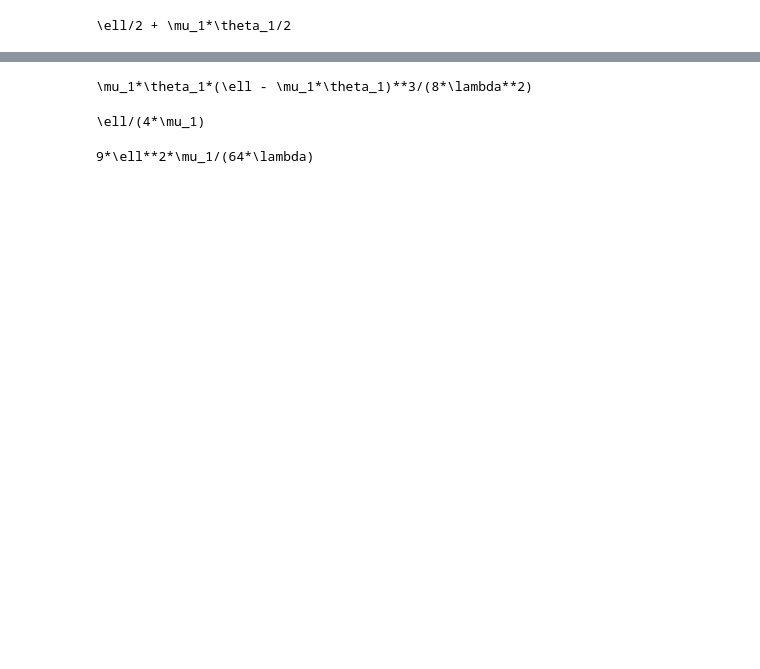
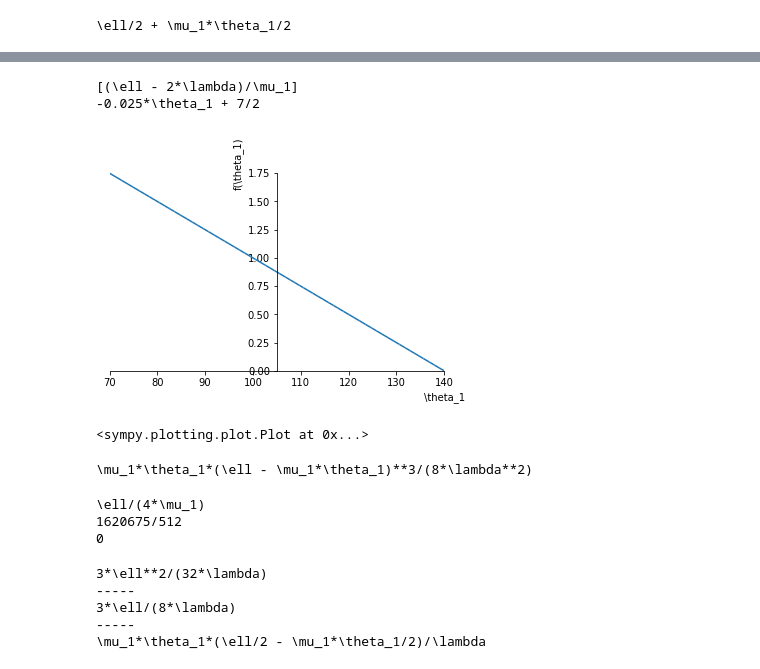
Before and after one commit to ericschulman/health_bargains, a Jupyter notebook: analytic.ipynb, the cells around one changed output, grey strips where cells are left out. Cells and saved outputs as stored; diff of their text form; code cells hidden in the pictures; blank space fills up the shorter version.

```diff
--- a/analytic.ipynb
+++ b/analytic.ipynb
@@ -40,3 +42,15 @@ plot(obj, (theta1,COST,LIST))
+# %%
+tobj =  t(price, lamb, ell)
+print(solve(1-tobj,theta1))
+
+tobj = tobj.subs({mu1:.5,ell:70,lamb:10})
+print(tobj)
+plot(tobj, (theta1,LIST,2*LIST))
+# %% [output]
+[(\ell - 2*\lambda)/\mu_1]
+-0.025*\theta_1 + 7/2
+[figure, added]
+<sympy.plotting.plot.Plot at 0x...>
 # %%
 print(simplify(nb_objective(theta1,mu1,price,lamb,ell)))
 # %% [output]
@@ -45,9 +59,24 @@ print(simplify(nb_objective(theta1,mu1,price,lamb,ell)))
 foc_nb = diff(nb_objective(theta1,mu1,price,lamb,ell),theta1)
 theta1_max = solve(foc_nb,theta1)
 print(theta1_max[0])
+
+for theta_sol in theta1_max:
+    maxval = nb_objective(theta1,mu1,price,lamb,ell).subs({theta1:theta_sol})
+    print(maxval.subs({lamb:10,ell:70}))
 # %% [output]
 \ell/(4*\mu_1)
+1620675/512
+0
-# %%
-simplify(mu1*profit(theta1,mu1,price,lamb,ell).subs({theta1:ell/(4*mu1)}))
-# %% [output]
-9*\ell**2*\mu_1/(64*\lambda)
+# %%
+outside_option = t(price.subs({theta1:theta1_max[0]}),lamb,ell)*mu1*theta1_max[0]
+print(outside_option)
+print('-----')
+print(t(price.subs({theta1:theta1_max[0]}),lamb,ell)) #need to fix this, should be <1
+print('-----')
+print(t(price,lamb,ell)*mu1*theta1)
+# %% [output]
+3*\ell**2/(32*\lambda)
+-----
+3*\ell/(8*\lambda)
+-----
+\mu_1*\theta_1*(\ell/2 - \mu_1*\theta_1/2)/\lambda
```
Also changed, not shown: parts of 2 cells of this notebook.
